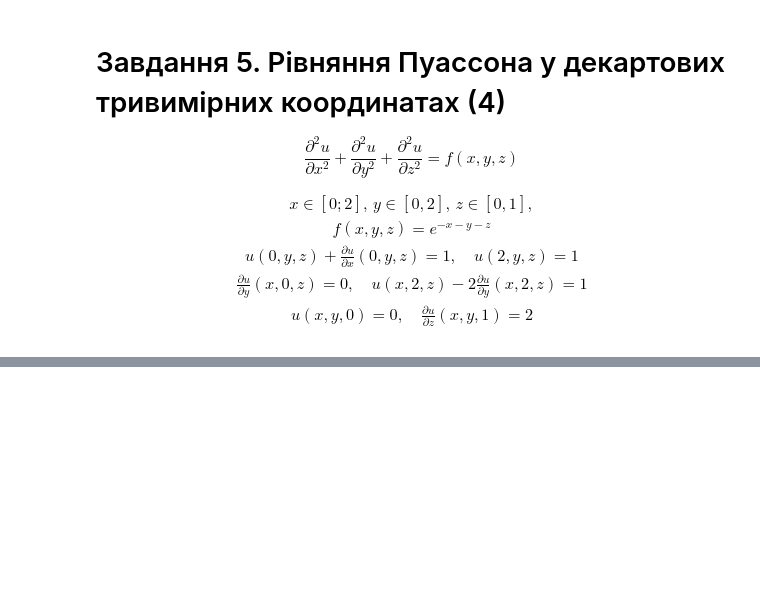
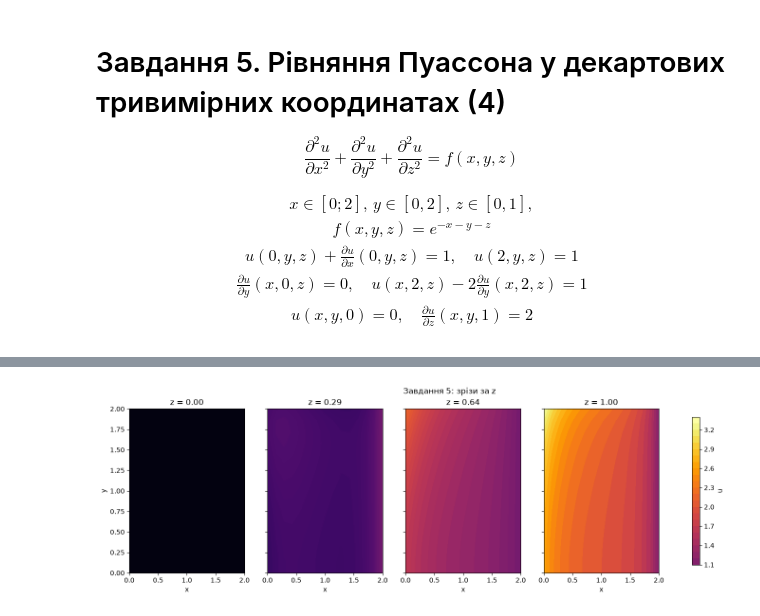
Before and after one commit to KlymentievMaksym/BMMNS, a Jupyter notebook: labs/lab1/lab1.ipynb, the cells around one changed output, grey strips where cells are left out. Cells and saved outputs as stored; diff of their text form; code cells hidden in the pictures; blank space fills up the shorter version.

```diff
--- a/labs/lab1/lab1.ipynb
+++ b/labs/lab1/lab1.ipynb
@@ -730,0 +1049,90 @@ $$
+# %%
+def solve_task5(nx=15, ny=15, nz=15):
+    x = np.linspace(0, 2, nx)
+    y = np.linspace(0, 2, ny)
+    z = np.linspace(0, 1, nz)
+    hx, hy, hz = x[1]-x[0], y[1]-y[0], z[1]-z[0]
+    u = np.zeros((nx, ny, nz))
+
+    C_val = 2/hx**2 + 2/hy**2 + 2/hz**2
+
+    def update_inner(u_curr):
+        for i in range(1, nx - 1):
+            for j in range(1, ny - 1):
+                for k in range(1, nz - 1):
+                    f_val = np.exp(-x[i] - y[j] - z[k])
+                    term = (u_curr[i+1,j,k] + u_curr[i-1,j,k])/hx**2 + \
+                           (u_curr[i,j+1,k] + u_curr[i,j-1,k])/hy**2 + \
+                           (u_curr[i,j,k+1] + u_curr[i,j,k-1])/hz**2
+                    u_curr[i,j,k] = (term - f_val) / C_val
+        return u_curr
+
+    def update_boundary(u_curr):
+        u_curr[0,:,:] = (u_curr[1,:,:] - hx) / (1 - hx)
+        u_curr[-1,:,:] = 1.0
+        u_curr[:,0,:] = u_curr[:,1,:]
+        u_curr[:,-1,:] = (2*u_curr[:,-2,:] - hy) / (2 - hy)
+        u_curr[:,:,0] = 0.0
+        u_curr[:,:,-1] = u_curr[:,:,-2] + 2*hz
+        return u_curr
+
+    return seidel_solver(u, update_inner, update_boundary)
+
+nx, ny, nz = 15, 15, 15
+n_slices = 4
+
+u = solve_task5(nx, ny, nz)
+x = np.linspace(0, 2, nx)
+y = np.linspace(0, 2, ny)
+z = np.linspace(0, 1, nz)
+vmin, vmax = u.min(), u.max()
+
+ks = np.linspace(0, nz - 1, n_slices).astype(int)
+fig, axes = plt.subplots(1, n_slices, figsize=(4.5 * n_slices, 4.5), sharey=True)
+X, Y = np.meshgrid(x, y, indexing='ij')
+for ax, k in zip(axes, ks):
+    cf = ax.contourf(X, Y, u[:, :, k], levels=25, cmap='inferno', vmin=vmin, vmax=vmax)
+    ax.set_title(f'z = {z[k]:.2f}')
+    ax.set_xlabel('x')
+axes[0].set_ylabel('y')
+fig.colorbar(cf, ax=axes, label='u', shrink=0.9)
+fig.suptitle('Завдання 5: зрізи за z')
+plt.show()
+
+i, j, k = nx // 2, ny // 2, nz // 2
+fig = plt.figure(figsize=(18, 5))
+
+ax = fig.add_subplot(1, 4, 1)
+cf = ax.contourf(*np.meshgrid(y, z, indexing='ij'), u[i, :, :], levels=25,
+                    cmap='inferno', vmin=vmin, vmax=vmax)
+ax.set_title(f'x = {x[i]:.2f}')
+ax.set_xlabel('y')
+ax.set_ylabel('z')
+
+ax = fig.add_subplot(1, 4, 2)
+ax.contourf(*np.meshgrid(x, z, indexing='ij'), u[:, j, :], levels=25,
+            cmap='inferno', vmin=vmin, vmax=vmax)
+ax.set_title(f'y = {y[j]:.2f}')
+ax.set_xlabel('x')
+ax.set_ylabel('z')
+
+ax = fig.add_subplot(1, 4, 3)
+ax.contourf(X, Y, u[:, :, k], levels=25, cmap='inferno', vmin=vmin, vmax=vmax)
+ax.set_title(f'z = {z[k]:.2f}')
+ax.set_xlabel('x')
+ax.set_ylabel('y')
+
+ax = fig.add_subplot(1, 4, 4, projection='3d')
+XX, YY, ZZ = np.meshgrid(x, y, z, indexing='ij')
+sc = ax.scatter(XX.ravel(), YY.ravel(), ZZ.ravel(), c=u.ravel(),
+                cmap='inferno', s=12, alpha=0.5, vmin=vmin, vmax=vmax)
+ax.set_xlabel('x')
+ax.set_ylabel('y')
+ax.set_zlabel('z')
+ax.set_title('3D розподіл u')
+
+fig.colorbar(sc, ax=fig.axes, label='u', shrink=0.9)
+fig.suptitle('Завдання 5: серединні зрізи')
+plt.show()
+# %% [output]
+[figure, added]
```
Also changed, not shown: parts of 16 cells of this notebook.
